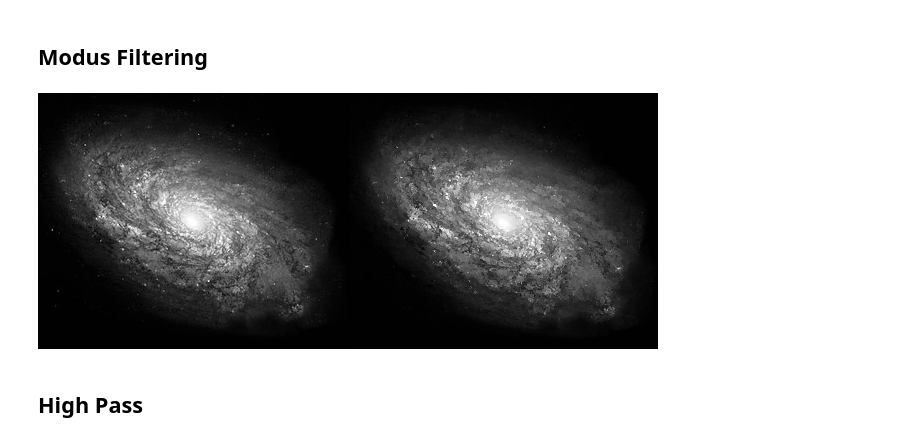
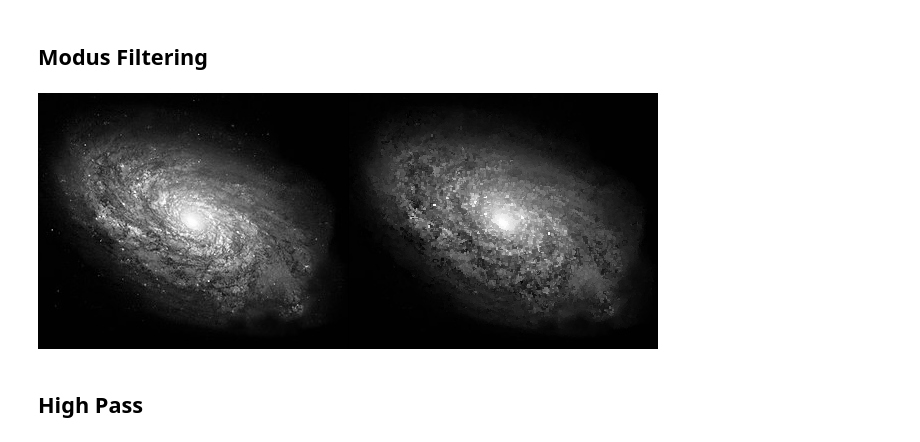
Before and after one commit to khrnnisak/PCVK_Genap_2023, a Jupyter notebook: UTS.ipynb, the cells around one changed output. Cells and saved outputs as stored; diff of their text form; code cells hidden in the pictures.

```diff
--- a/UTS.ipynb
+++ b/UTS.ipynb
@@ -80,34 +80,26 @@ cv2_imshow(final_frame1)
 # %%
 
 img_arr = np.array(img_gray)
 kernel_size = 3
 pad_width = kernel_size // 2
 padded_arr = np.pad(img_arr, pad_width=pad_width, mode='edge')
 output_arr = np.zeros_like(img_arr)
 
 for i in range(1, img_arr.shape[0] - 1):
     for j in range(1, img_arr.shape[1] - 1):
-        window = [padded_arr[i-1, j-1], padded_arr[i-1, j], padded_arr[i-1, j+1],
-                  padded_arr[i, j-1], padded_arr[i, j], padded_arr[i, j+1],
-                  padded_arr[i+1, j-1], padded_arr[i+1, j], padded_arr[i+1, j+1]]
+        window = padded_arr[i-pad_width:i+pad_width+1, j-pad_width:j+pad_width+1]
+        flat_window = window.flatten()
+        mode = np.argmax(np.bincount(flat_window))
+        output_arr[i, j] = mode
 
-        freq_dict = {}
-        for pixel in window:
-            if pixel in freq_dict:
-                freq_dict[pixel] += 1
-            else:
-                freq_dict[pixel] = 1
-        # Find pixel value with maximum frequency
-        mode = max(freq_dict, key=freq_dict.get)
-        output_arr[i, j] = mode
 
 # Convert output array to image
 output_img = im.fromarray(output_arr)
 output_arr_cv = np.array(output_img)
 final_frame2 = cv.hconcat((img_gray, output_arr_cv))
 cv2_imshow(final_frame2)
 # %% [output]
-[figure, old version]
+[figure, new version]
 # %%
 def convolution2d(img, kernel, stride=1, padding=0):
   image = np.pad(img, ((padding, padding), (padding, padding)), 'constant')
```
